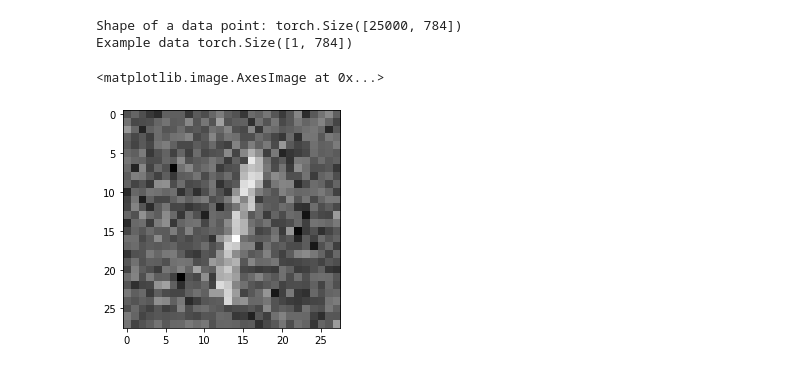
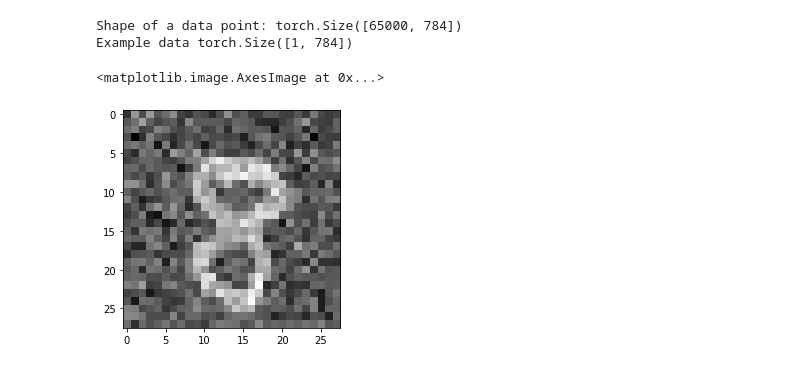
Before and after one commit to dungxibo123/vae, a Jupyter notebook: VAE_reduce_noise/Visualization.ipynb, the cells around one changed output. Cells and saved outputs as stored; diff of their text form; code cells hidden in the pictures.

Commit message:
Update VAE_reduce_noise/Visualization.ipynb result

```diff
--- a/VAE_reduce_noise/Visualization.ipynb
+++ b/VAE_reduce_noise/Visualization.ipynb
@@ -97,7 +97,7 @@ from scipy.io import loadmat
 def get_minibatch(x,batch_size,device='cpu'):
     indices = torch.randperm(x.shape[0])[:batch_size]
     return x[indices].reshape(batch_size, -1).to(device)
-def get_data(path, noise=None,nums=25000):
+def get_data(path,nums=25000):
     img_data = scipy.io.loadmat(path)["data"].T / 255.
     img_data = torch.Tensor(img_data)
     img_data = get_minibatch(img_data,nums)
@@ -113,14 +113,14 @@ def add_noise(data, std=1/10.,device='cpu'):
     return data + distri
     #print(distri)
 # %%
-x = get_data("../Data/mnist.mat", noise=True)
+x = get_data("../Data/mnist.mat", nums=65000)
 t = add_noise(x,std=1/4.,device=device).cpu().detach().numpy()
 plt.imshow(t[0].reshape(28,28),cmap="gray")
 # %% [output]
-Shape of a data point: torch.Size([25000, 784])
+Shape of a data point: torch.Size([65000, 784])
 Example data torch.Size([1, 784])
 <matplotlib.image.AxesImage at 0x...>
-[figure, old version]
+[figure, new version]
 # %%
 def AEVB(data, model, optimizer, input_dim, output_dim,epochs, batch_size):
     full_loss, kld, recon = [],[],[]
```
Also changed, not shown: parts of 5 cells of this notebook.
